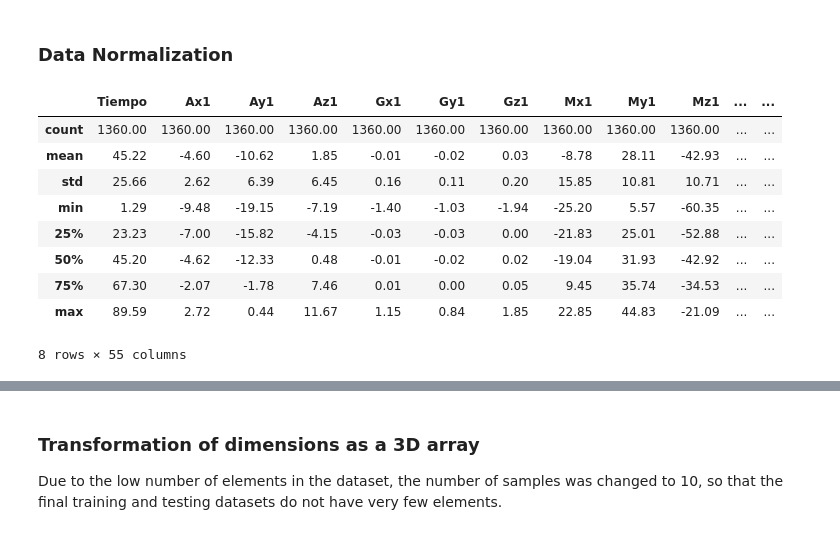
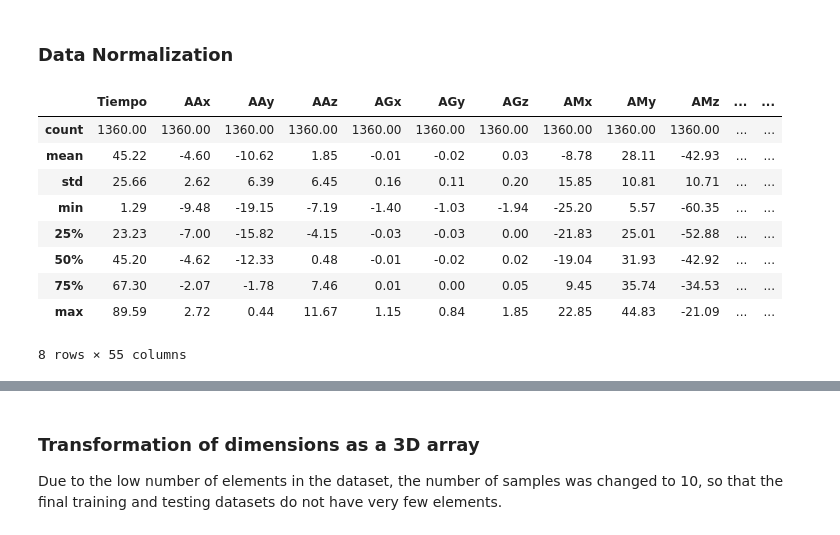
Before and after one commit to StadynR/HAR-imu-photogrammetry, a Jupyter notebook: Notebooks/Dataset 1/IMU.ipynb, the cells around one changed output, grey strips where cells are left out. Cells and saved outputs as stored; diff of their text form; code cells hidden in the pictures.

```diff
--- a/Notebooks/Dataset 1/IMU.ipynb
+++ b/Notebooks/Dataset 1/IMU.ipynb
@@ -96,47 +106,47 @@ plot_activity('Flexion',df,100,500)
 # %%
 #NORMALIZATION
 
 from sklearn.preprocessing import MinMaxScaler
 mms = MinMaxScaler()
-df['Ax1_mms'] = mms.fit_transform(df[['Ax1']])
-df['Ay1_mms'] = mms.fit_transform(df[['Ay1']])
-df['Az1_mms'] = mms.fit_transform(df[['Az1']])
+df['AAx_mms'] = mms.fit_transform(df[['AAx']])
+df['AAy_mms'] = mms.fit_transform(df[['AAy']])
+df['AAz_mms'] = mms.fit_transform(df[['AAz']])
 
-df['Gx1_mms'] = mms.fit_transform(df[['Gx1']])
-df['Gy1_mms'] = mms.fit_transform(df[['Gy1']])
-df['Gz1_mms'] = mms.fit_transform(df[['Gz1']])
+df['AGx_mms'] = mms.fit_transform(df[['AGx']])
+df['AGy_mms'] = mms.fit_transform(df[['AGy']])
+df['AGz_mms'] = mms.fit_transform(df[['AGz']])
 
-df['Mx1_mms'] = mms.fit_transform(df[['Mx1']])
-df['My1_mms'] = mms.fit_transform(df[['My1']])
-df['Mz1_mms'] = mms.fit_transform(df[['Mz1']])
+df['AMx_mms'] = mms.fit_transform(df[['AMx']])
+df['AMy_mms'] = mms.fit_transform(df[['AMy']])
+df['AMz_mms'] = mms.fit_transform(df[['AMz']])
 
-df['Ax2_mms'] = mms.fit_transform(df[['Ax2']])
-df['Ay2_mms'] = mms.fit_transform(df[['Ay2']])
-df['Az2_mms'] = mms.fit_transform(df[['Az2']])
+df['FAx_mms'] = mms.fit_transform(df[['FAx']])
+df['FAy_mms'] = mms.fit_transform(df[['FAy']])
+df['FAz_mms'] = mms.fit_transform(df[['FAz']])
 
-df['Gx2_mms'] = mms.fit_transform(df[['Gx2']])
-df['Gy2_mms'] = mms.fit_transform(df[['Gy2']])
-df['Gz2_mms'] = mms.fit_transform(df[['Gz2']])
+df['FGx_mms'] = mms.fit_transform(df[['FGx']])
+df['FGy_mms'] = mms.fit_transform(df[['FGy']])
+df['FGz_mms'] = mms.fit_transform(df[['FGz']])
 
-df['Mx2_mms'] = mms.fit_transform(df[['Mx2']])
-df['My2_mms'] = mms.fit_transform(df[['My2']])
-df['Mz2_mms'] = mms.fit_transform(df[['Mz2']])
+df['FMx_mms'] = mms.fit_transform(df[['FMx']])
+df['FMy_mms'] = mms.fit_transform(df[['FMy']])
+df['FMz_mms'] = mms.fit_transform(df[['FMz']])
 
-df['Ax3_mms'] = mms.fit_transform(df[['Ax3']])
-df['Ay3_mms'] = mms.fit_transform(df[['Ay3']])
-df['Az3_mms'] = mms.fit_transform(df[['Az3']])
+df['HAx_mms'] = mms.fit_transform(df[['HAx']])
+df['HAy_mms'] = mms.fit_transform(df[['HAy']])
+df['HAz_mms'] = mms.fit_transform(df[['HAz']])
 
-df['Gx3_mms'] = mms.fit_transform(df[['Gx3']])
-df['Gy3_mms'] = mms.fit_transform(df[['Gy3']])
-df['Gz3_mms'] = mms.fit_transform(df[['Gz3']])
+df['HGx_mms'] = mms.fit_transform(df[['HGx']])
+df['HGy_mms'] = mms.fit_transform(df[['HGy']])
+df['HGz_mms'] = mms.fit_transform(df[['HGz']])
 
-df['Mx3_mms'] = mms.fit_transform(df[['Mx3']])
-df['My3_mms'] = mms.fit_transform(df[['My3']])
-df['Mz3_mms'] = mms.fit_transform(df[['Mz3']])
+df['HMx_mms'] = mms.fit_transform(df[['HMx']])
+df['HMy_mms'] = mms.fit_transform(df[['HMy']])
+df['HMz_mms'] = mms.fit_transform(df[['HMz']])
 
 df.describe().round(2)
 # %% [output]
-|  | Tiempo | Ax1 | Ay1 | Az1 | Gx1 | Gy1 | Gz1 | Mx1 | My1 | Mz1 | ... | ... |
+|  | Tiempo | AAx | AAy | AAz | AGx | AGy | AGz | AMx | AMy | AMz | ... | ... |
 | count | 1360.00 | 1360.00 | 1360.00 | 1360.00 | 1360.00 | 1360.00 | 1360.00 | 1360.00 | 1360.00 | 1360.00 | ... | ... |
 | mean | 45.22 | -4.60 | -10.62 | 1.85 | -0.01 | -0.02 | 0.03 | -8.78 | 28.11 | -42.93 | ... | ... |
 | std | 25.66 | 2.62 | 6.39 | 6.45 | 0.16 | 0.11 | 0.20 | 15.85 | 10.81 | 10.71 | ... | ... |
```
Also changed, not shown: parts of 32 cells of this notebook.
